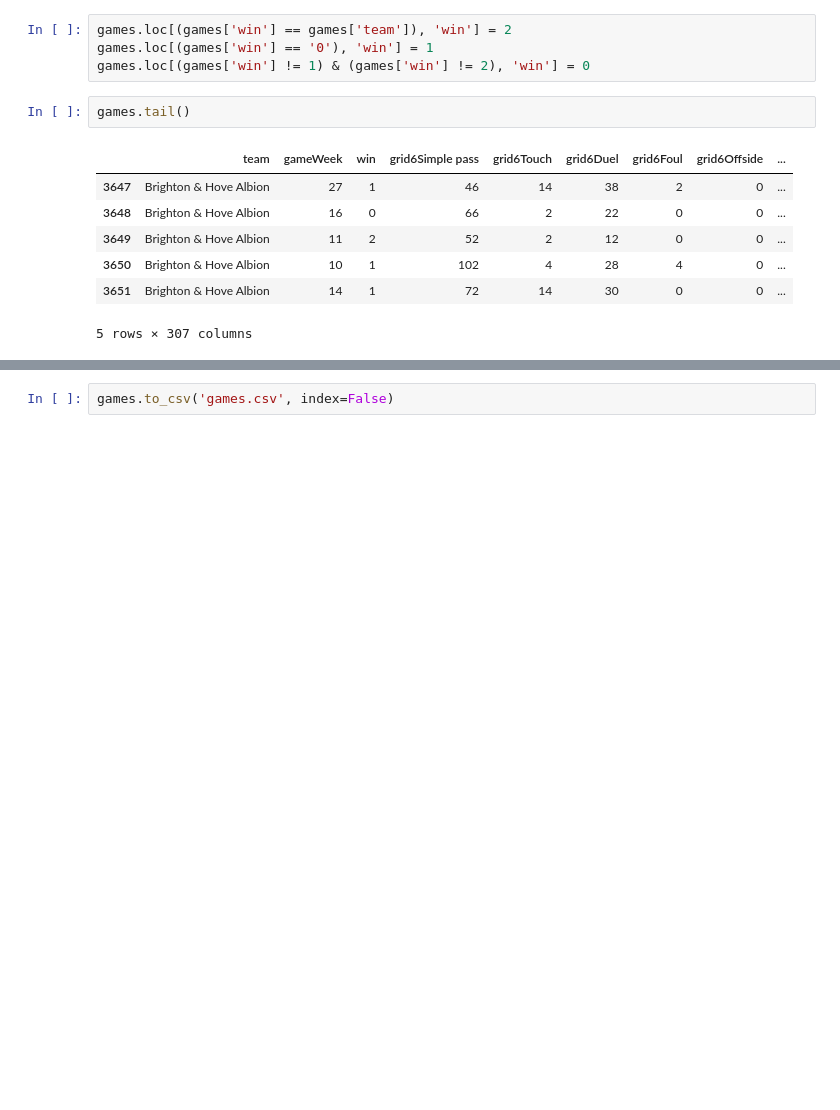
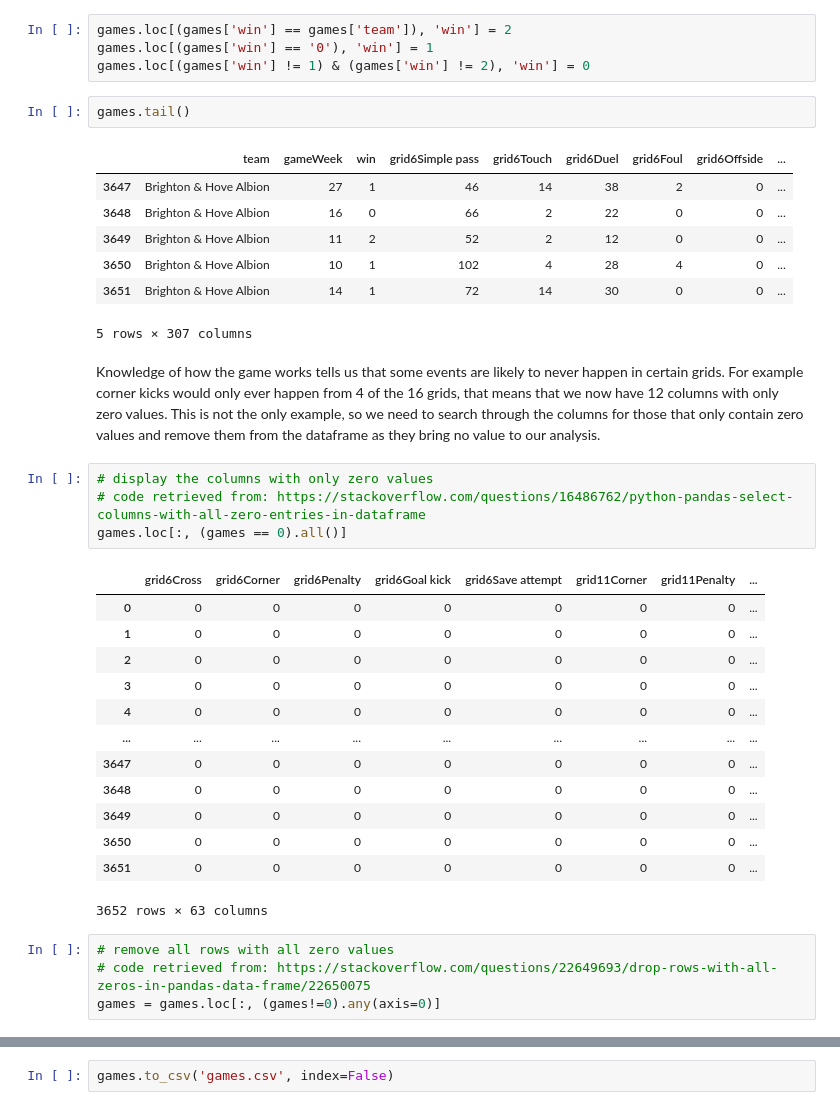
Before and after one commit to estieve/soccer_analysis, a Jupyter notebook: Predictive_Data_Prep.ipynb, the cells around one changed output, grey strips where cells are left out. Saved outputs shown, nothing was run; the diff lists cells and outputs as text; blank space fills up the shorter version.

```diff
--- a/Predictive_Data_Prep.ipynb
+++ b/Predictive_Data_Prep.ipynb
@@ -267,3 +267,27 @@ games.tail()
 | 3650 | Brighton & Hove Albion | 10 | 1 | 102 | 4 | 28 | 4 | 0 | ... |
 | 3651 | Brighton & Hove Albion | 14 | 1 | 72 | 14 | 30 | 0 | 0 | ... |
 5 rows × 307 columns
+# %% [markdown]
+Knowledge of how the game works tells us that some events are likely to never happen in certain grids. For example corner kicks would only ever happen from 4 of the 16 grids, that means that we now have 12 columns with only zero values. This is not the only example, so we need to search through the columns for those that only contain zero values and remove them from the dataframe as they bring no value to our analysis.
+# %%
+# display the columns with only zero values
+# code retrieved from: https://stackoverflow.com/questions/16486762/python-pandas-select-columns-with-all-zero-entries-in-dataframe
+games.loc[:, (games == 0).all()]
+# %% [output]
+|  | grid6Cross | grid6Corner | grid6Penalty | grid6Goal kick | grid6Save attempt | grid11Corner | grid11Penalty | ... |
+| 0 | 0 | 0 | 0 | 0 | 0 | 0 | 0 | ... |
+| 1 | 0 | 0 | 0 | 0 | 0 | 0 | 0 | ... |
+| 2 | 0 | 0 | 0 | 0 | 0 | 0 | 0 | ... |
+| 3 | 0 | 0 | 0 | 0 | 0 | 0 | 0 | ... |
+| 4 | 0 | 0 | 0 | 0 | 0 | 0 | 0 | ... |
+| ... | ... | ... | ... | ... | ... | ... | ... | ... |
+| 3647 | 0 | 0 | 0 | 0 | 0 | 0 | 0 | ... |
+| 3648 | 0 | 0 | 0 | 0 | 0 | 0 | 0 | ... |
+| 3649 | 0 | 0 | 0 | 0 | 0 | 0 | 0 | ... |
+| 3650 | 0 | 0 | 0 | 0 | 0 | 0 | 0 | ... |
+| 3651 | 0 | 0 | 0 | 0 | 0 | 0 | 0 | ... |
+3652 rows × 63 columns
+# %%
+# remove all rows with all zero values
+# code retrieved from: https://stackoverflow.com/questions/22649693/drop-rows-with-all-zeros-in-pandas-data-frame/22650075
+games = games.loc[:, (games!=0).any(axis=0)]
```
Also changed, not shown: parts of 4 cells of this notebook.
